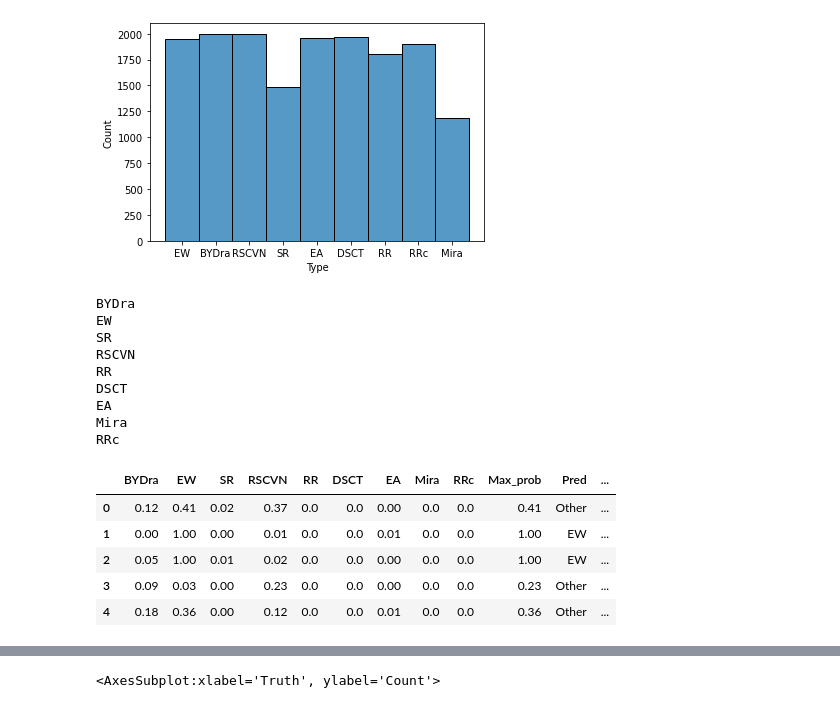
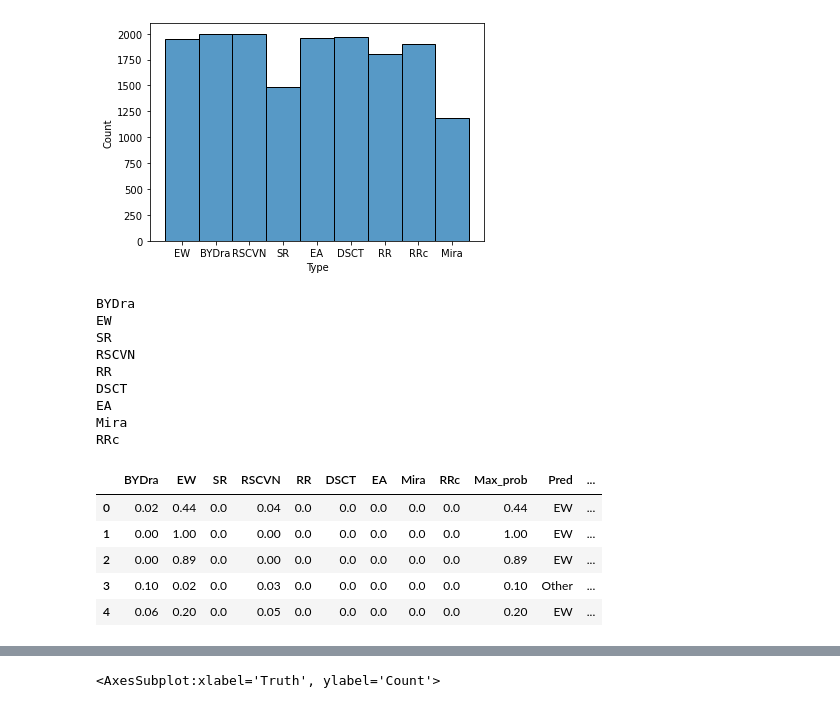
Before and after one commit to truptimr/UCSD-MLE-ZTF, a Jupyter notebook: notebooks/End-to-End-Pipeline.ipynb, the cells around one changed output, grey strips where cells are left out. Saved outputs shown, nothing was run; the diff lists cells and outputs as text; code cells hidden in the pictures.

```diff
--- a/notebooks/End-to-End-Pipeline.ipynb
+++ b/notebooks/End-to-End-Pipeline.ipynb
@@ -418,22 +418,29 @@ def prediction_probabilty_batch(features):
     return prob_pd
 # %%
 prob_pd_df = prediction_probabilty_batch(df_features)
-prob_pd = prob.apply(pd.to_numeric, errors='coerce')
+prob_pd = prob_pd_df.apply(pd.to_numeric, errors='coerce')
 pred = prob_pd.idxmax(axis=1)
 prob_pd['Max_prob'] = prob_pd.max(axis=1)
 prob_pd['Pred'] = pred
-prob_pd.loc[prob_pd['Max_prob']<0.5,'Pred'] = 'Other'
+prob_pd.loc[prob_pd['Max_prob']<0.2,'Pred'] = 'Other'
 prob_pd['Truth'] = df.Type
 prob_pd['Pass'] = prob_pd['Pred'] == prob_pd['Truth']
+prob_pd.head()
 # %% [output]
 BYDra
 EW
 SR
 RSCVN
 RR
 DSCT
 EA
 Mira
 RRc
+|  | BYDra | EW | SR | RSCVN | RR | DSCT | EA | Mira | RRc | Max_prob | Pred | ... |
+| 0 | 0.02 | 0.44 | 0.0 | 0.04 | 0.0 | 0.0 | 0.0 | 0.0 | 0.0 | 0.44 | EW | ... |
+| 1 | 0.00 | 1.00 | 0.0 | 0.00 | 0.0 | 0.0 | 0.0 | 0.0 | 0.0 | 1.00 | EW | ... |
+| 2 | 0.00 | 0.89 | 0.0 | 0.00 | 0.0 | 0.0 | 0.0 | 0.0 | 0.0 | 0.89 | EW | ... |
+| 3 | 0.10 | 0.02 | 0.0 | 0.03 | 0.0 | 0.0 | 0.0 | 0.0 | 0.0 | 0.10 | Other | ... |
+| 4 | 0.06 | 0.20 | 0.0 | 0.05 | 0.0 | 0.0 | 0.0 | 0.0 | 0.0 | 0.20 | EW | ... |
 # %%
 prob_pd_df.to_csv('features20000-4-prediction.csv',index=False)
@@ -442,18 +446,0 @@ prob = pd.read_csv('features20000-4-prediction.csv')
-# %%
-prob_pd = prob.apply(pd.to_numeric, errors='coerce')
-pred = prob_pd.idxmax(axis=1)
-prob_pd['Max_prob'] = prob_pd.max(axis=1)
-prob_pd['Pred'] = pred
-prob_pd.loc[prob_pd['Max_prob']<0.5,'Pred'] = 'Other'
-prob_pd['Truth'] = df.Type
-prob_pd['Pass'] = prob_pd['Pred'] == prob_pd['Truth']
-
-
-prob_pd.head()
-# %% [output]
-|  | BYDra | EW | SR | RSCVN | RR | DSCT | EA | Mira | RRc | Max_prob | Pred | ... |
-| 0 | 0.12 | 0.41 | 0.02 | 0.37 | 0.0 | 0.0 | 0.00 | 0.0 | 0.0 | 0.41 | Other | ... |
-| 1 | 0.00 | 1.00 | 0.00 | 0.01 | 0.0 | 0.0 | 0.01 | 0.0 | 0.0 | 1.00 | EW | ... |
-| 2 | 0.05 | 1.00 | 0.01 | 0.02 | 0.0 | 0.0 | 0.00 | 0.0 | 0.0 | 1.00 | EW | ... |
-| 3 | 0.09 | 0.03 | 0.00 | 0.23 | 0.0 | 0.0 | 0.00 | 0.0 | 0.0 | 0.23 | Other | ... |
-| 4 | 0.18 | 0.36 | 0.00 | 0.12 | 0.0 | 0.0 | 0.01 | 0.0 | 0.0 | 0.36 | Other | ... |
```
Also changed, not shown: parts of 3 cells of this notebook, 46 other files.
